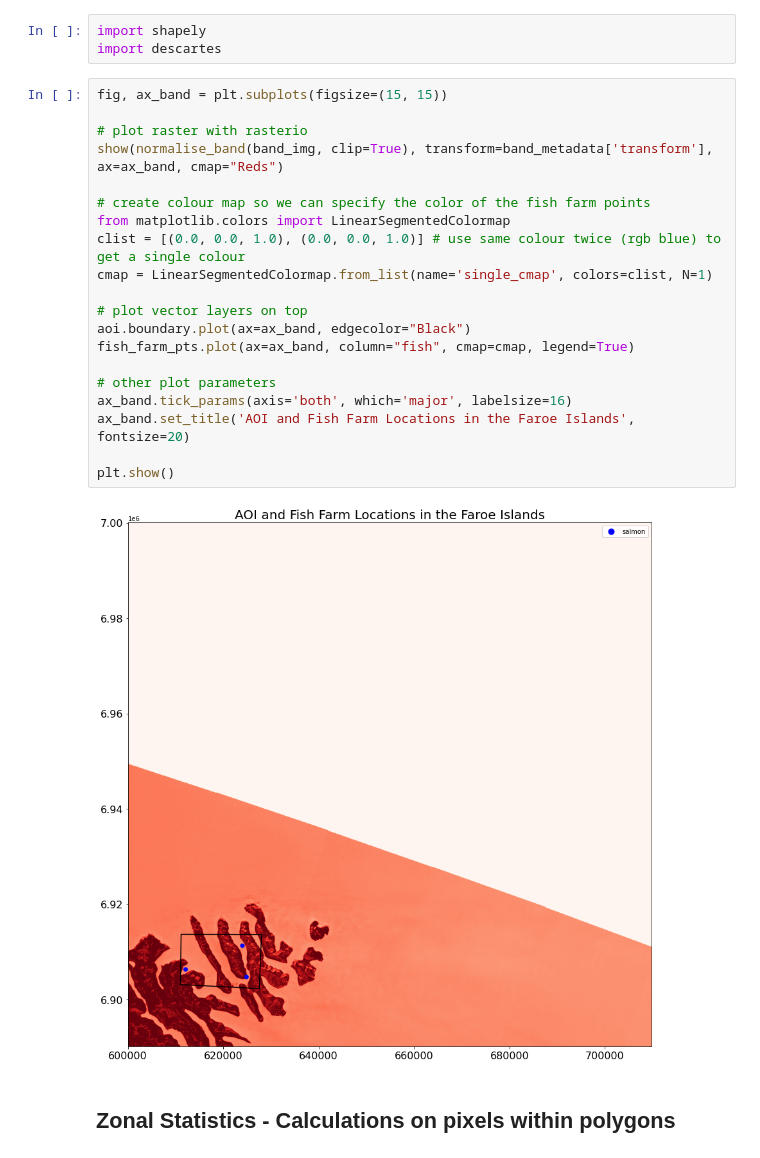
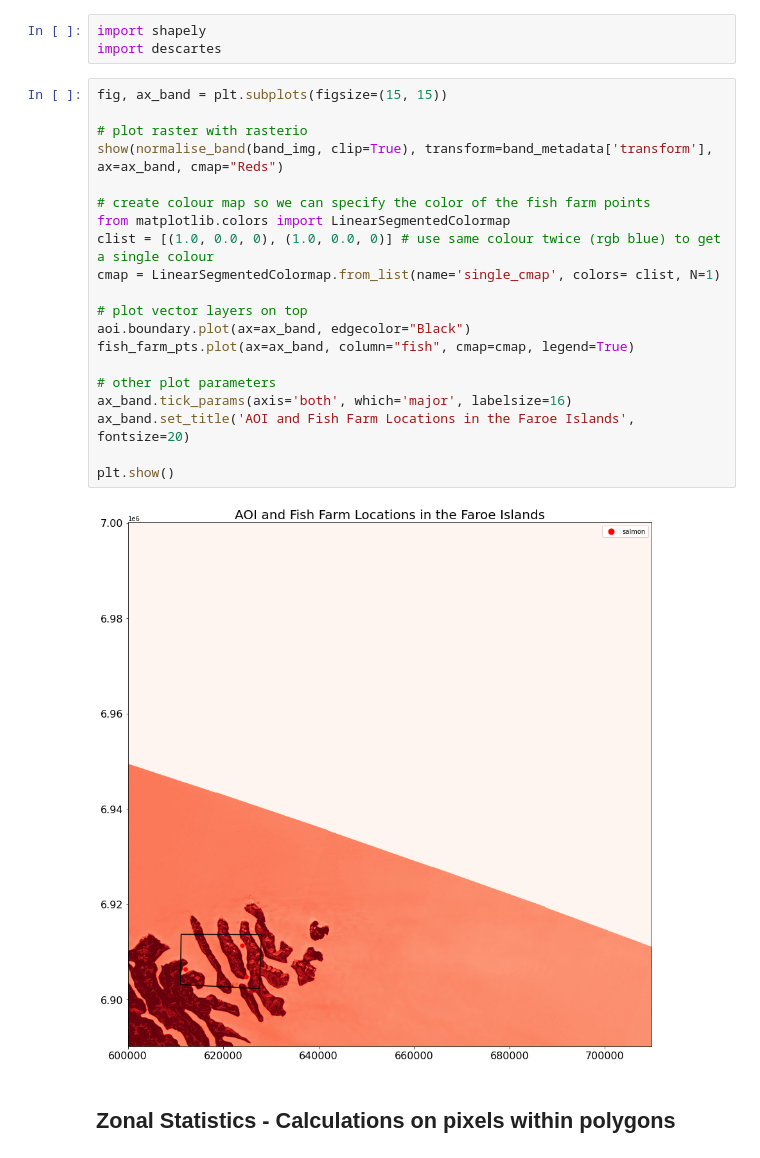
Before and after one commit to Rae0519/EO_220, a Jupyter notebook: Introductory Jupyter Notebook.ipynb, the cells around one changed output. Drawn from its saved outputs; the diff is of its cells as text.

```diff
--- a/Introductory Jupyter Notebook.ipynb
+++ b/Introductory Jupyter Notebook.ipynb
@@ -882,25 +855,25 @@ import descartes
 # %%
 fig, ax_band = plt.subplots(figsize=(15, 15))
 
 # plot raster with rasterio
 show(normalise_band(band_img, clip=True), transform=band_metadata['transform'], ax=ax_band, cmap="Reds")
 
 # create colour map so we can specify the color of the fish farm points
 from matplotlib.colors import LinearSegmentedColormap
-clist = [(0.0, 0.0, 1.0), (0.0, 0.0, 1.0)] # use same colour twice (rgb blue) to get a single colour
-cmap = LinearSegmentedColormap.from_list(name='single_cmap', colors=clist, N=1)
+clist = [(1.0, 0.0, 0), (1.0, 0.0, 0)] # use same colour twice (rgb blue) to get a single colour
+cmap = LinearSegmentedColormap.from_list(name='single_cmap', colors= clist, N=1)
 
 # plot vector layers on top
 aoi.boundary.plot(ax=ax_band, edgecolor="Black")
 fish_farm_pts.plot(ax=ax_band, column="fish", cmap=cmap, legend=True)
 
 # other plot parameters
 ax_band.tick_params(axis='both', which='major', labelsize=16)
 ax_band.set_title('AOI and Fish Farm Locations in the Faroe Islands', fontsize=20)
 
 plt.show()
 # %% [output]
-[figure, old version]
+[figure, new version]
 # %% [markdown]
 ## Zonal Statistics - Calculations on pixels within polygons
 # %% [markdown]
```
Also changed, not shown: parts of 9 cells of this notebook.
